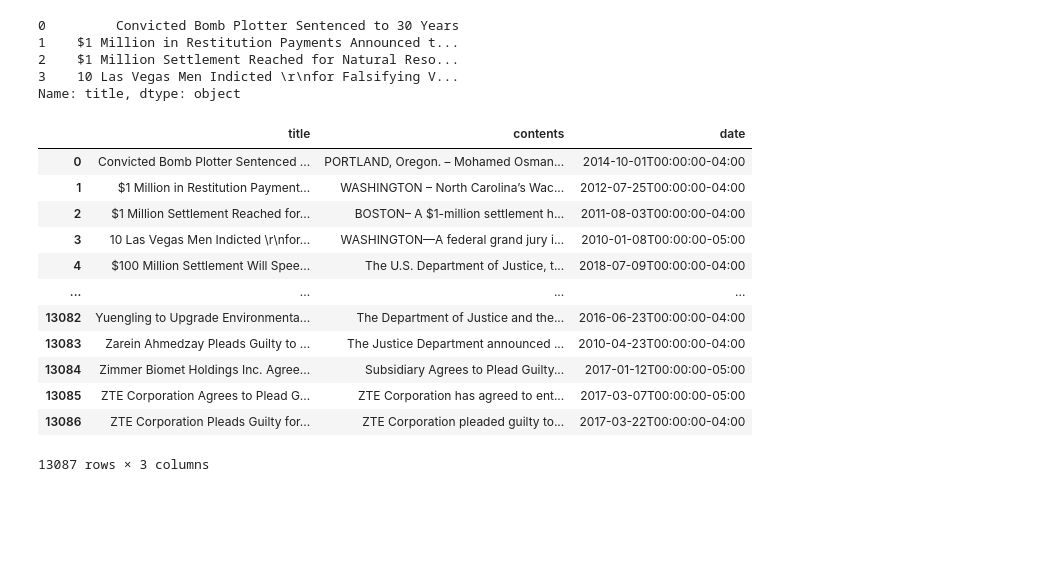
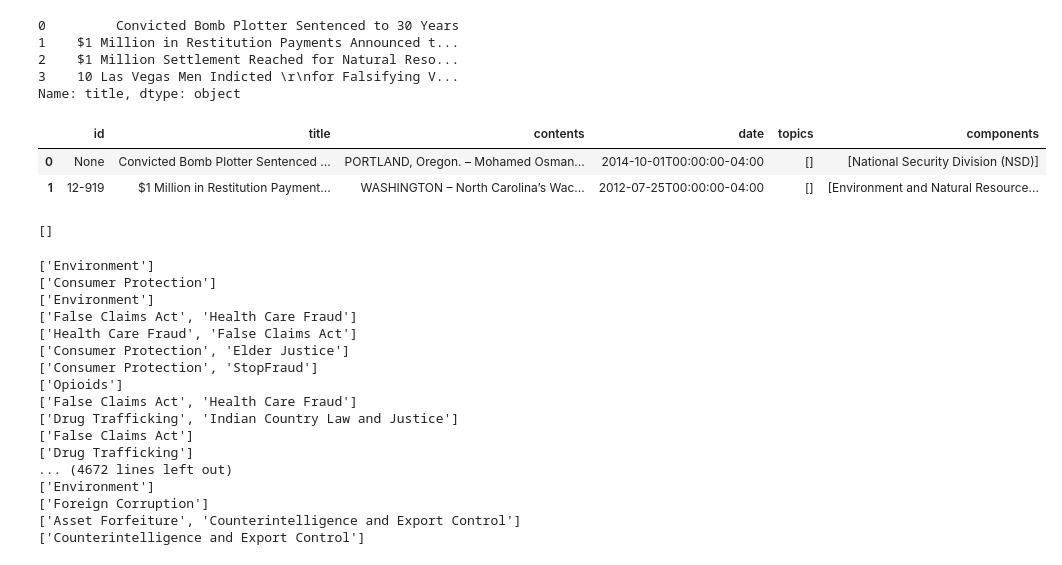
Before and after one commit to Aaditya-Waghulade/NLP-SPACY, a Jupyter notebook: stop_words.ipynb, the cells around one changed output. Cells and saved outputs as stored; diff of their text form; code cells hidden in the pictures; blank space fills up the shorter version.

```diff
--- a/stop_words.ipynb
+++ b/stop_words.ipynb
@@ -118,18 +118,12 @@ Name: title, dtype: object
 # drop the columns
 #data = data.drop(columns=['topics','id','components'],)
 # %%
-data
+data.head(2)
 # %% [output]
-|  | title | contents | date |
-| 0 | Convicted Bomb Plotter Sentenced ... | PORTLAND, Oregon. – Mohamed Osman... | 2014-10-01T00:00:00-04:00 |
-| 1 | $1 Million in Restitution Payment... | WASHINGTON – North Carolina’s Wac... | 2012-07-25T00:00:00-04:00 |
-| 2 | $1 Million Settlement Reached for... | BOSTON– A $1-million settlement h... | 2011-08-03T00:00:00-04:00 |
-| 3 | 10 Las Vegas Men Indicted \r\nfor... | WASHINGTON—A federal grand jury i... | 2010-01-08T00:00:00-05:00 |
-| 4 | $100 Million Settlement Will Spee... | The U.S. Department of Justice, t... | 2018-07-09T00:00:00-04:00 |
-| ... | ... | ... | ... |
-| 13082 | Yuengling to Upgrade Environmenta... | The Department of Justice and the... | 2016-06-23T00:00:00-04:00 |
-| 13083 | Zarein Ahmedzay Pleads Guilty to ... | The Justice Department announced ... | 2010-04-23T00:00:00-04:00 |
-| 13084 | Zimmer Biomet Holdings Inc. Agree... | Subsidiary Agrees to Plead Guilty... | 2017-01-12T00:00:00-05:00 |
-| 13085 | ZTE Corporation Agrees to Plead G... | ZTE Corporation has agreed to ent... | 2017-03-07T00:00:00-05:00 |
-| 13086 | ZTE Corporation Pleads Guilty for... | ZTE Corporation pleaded guilty to... | 2017-03-22T00:00:00-04:00 |
+|  | id | title | contents | date | topics | components |
+| 0 | None | Convicted Bomb Plotter Sentenced ... | PORTLAND, Oregon. – Mohamed Osman... | 2014-10-01T00:00:00-04:00 | [] | [National Security Division (NSD)] |
+| 1 | 12-919 | $1 Million in Restitution Payment... | WASHINGTON – North Carolina’s Wac... | 2012-07-25T00:00:00-04:00 | [] | [Environment and Natural Resource... |
-13087 rows × 3 columns
+# %%
+data['topics'][10]
+# %% [output]
+[]
@@ -135,0 +136,20 @@ data
+# %%
+topic_searching(data) # so we also have important data in topics column so we cannot drop the whole column
+# %% [output]
+['Environment']
+['Consumer Protection']
+['Environment']
+['False Claims Act', 'Health Care Fraud']
+['Health Care Fraud', 'False Claims Act']
+['Consumer Protection', 'Elder Justice']
+['Consumer Protection', 'StopFraud']
+['Opioids']
+['False Claims Act', 'Health Care Fraud']
+['Drug Trafficking', 'Indian Country Law and Justice']
+['False Claims Act']
+['Drug Trafficking']
+... (4672 lines left out)
+['Environment']
+['Foreign Corruption']
+['Asset Forfeiture', 'Counterintelligence and Export Control']
+['Counterintelligence and Export Control']
```
Also changed, not shown: parts of 2 cells of this notebook.
